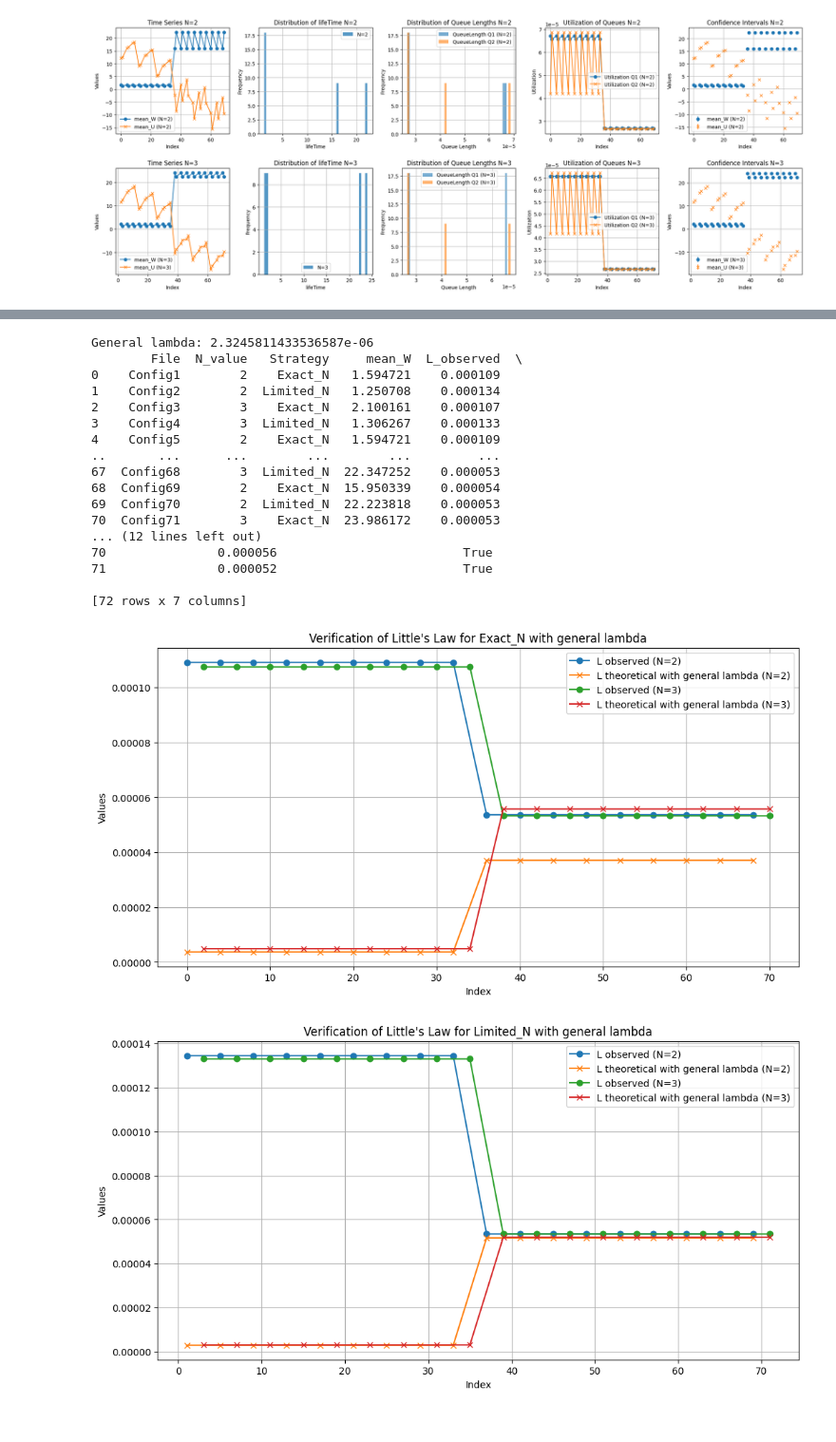
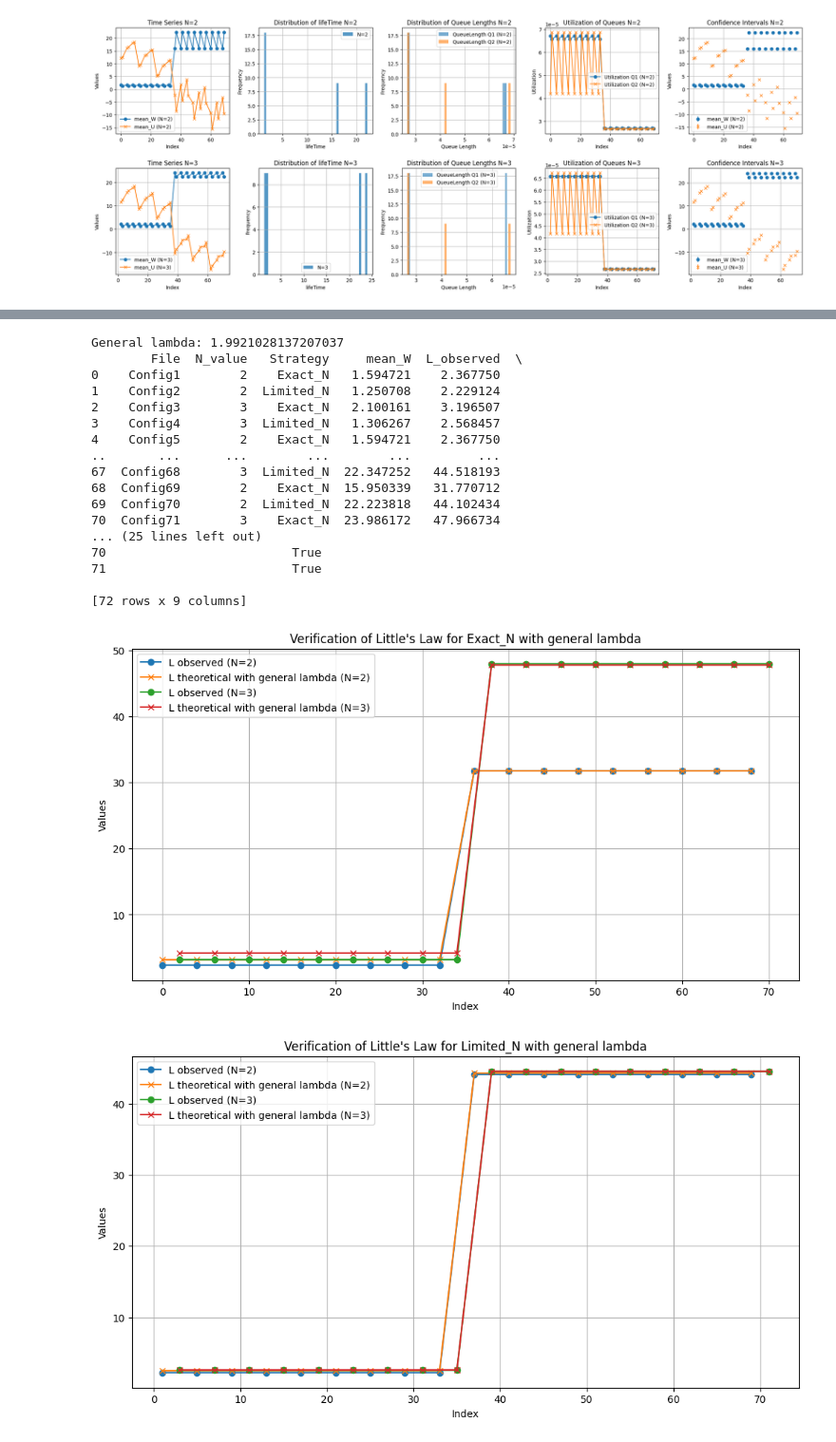
Before and after one commit to Stintipacchio/TandemQueueSystem_Simulation, a Jupyter notebook: src/Analysis/Convalidation.ipynb, the cells around one changed output, grey strips where cells are left out. Shown at 95% size. Drawn from its saved outputs; the diff is of its cells as text; code cells hidden in the pictures.

```diff
--- a/src/Analysis/Convalidation.ipynb
+++ b/src/Analysis/Convalidation.ipynb
@@ -482,13 +485,15 @@ results_df['Strategy'] = results_df['Description'].apply(lambda desc: 'Exact_N'
 # Estrai i valori di lambda dalla descrizione
 results_df['lambda'] = results_df['Description'].apply(extract_lambda)
 
-# Calcola le colonne L osservato e L teorico
-results_df['L_observed'] = results_df['mean_utilization_Q1'] + results_df['mean_utilization_Q2']
+# Calcola le colonne L osservato e L teorico usando le medie delle lunghezze delle code
+results_df['L_observed'] = results_df['mean_queueLength_Q1'] + results_df['mean_queueLength_Q2']
 results_df['L_theoretical'] = results_df['lambda'] * results_df['mean_W']
+results_df['L_difference'] = abs(results_df['L_observed'] - results_df['L_theoretical'])
+results_df['percentage_L_difference'] = (results_df['L_difference'] / results_df['L_observed']) * 100
 
 # Verifica del teorema di Little con tolleranza
-tolerance = 0.01
-results_df['little_verification'] = results_df.apply(lambda row: abs(row['L_observed'] - row['L_theoretical']) < tolerance, axis=1)
+tolerance = 1
+results_df['little_verification'] = results_df.apply(lambda row: row['percentage_L_difference'] < tolerance, axis=1)
 
 # Salva i risultati in un file CSV
 results_df.to_csv('LittleLaw_results.csv', index=False)
@@ -497,15 +502,17 @@ results_df.to_csv('LittleLaw_results.csv', index=False)
 print(results_df[['File', 'N_value', 'Strategy', 'lambda', 'mean_W', 'L_observed', 'L_theoretical', 'little_verification']])
 
 # Grafico per verificare il teorema di Little per ciascuna strategia
-for strategy in results_df['Strategy'].unique():
+for lambda_value in [1.25, 2]:
     plt.figure(figsize=(12, 6))
-    for n in [2, 3]:
-        subset = results_df[(results_df['N_value'] == n) & (results_df['Strategy'] == strategy)]
-        plt.plot(subset.index, subset['L_observed'], label=f'L observed (N={n})', marker='o')
-        plt.plot(subset.index, subset['L_theoretical'], label=f'L theoretical (N={n})', marker='x')
+    subset = results_df[results_df['lambda'] == lambda_value]
+    for strategy in subset['Strategy'].unique():
+        for n in [2, 3]:
+            subsubset = subset[(subset['N_value'] == n) & (subset['Strategy'] == strategy)]
+            plt.plot(subsubset.index, subsubset['L_observed'], label=f'L observed (lambda={lambda_value}, N={n})', marker='o')
+            plt.plot(subsubset.index, subsubset['L_theoretical'], label=f'L theoretical (lambda={lambda_value}, N={n})', marker='x')
     plt.xlabel('Index')
     plt.ylabel('Values')
-    plt.title(f'Verification of Little\'s Law for {strategy} with tolerance {tolerance}')
+    plt.title(f'Verification of Little\'s Law for lambda={lambda_value} with tolerance {tolerance}%')
     plt.legend()
     plt.grid(True)
     plt.show()
@@ -565,7 +572,7 @@ results_df['Strategy'] = results_df['Description'].apply(lambda desc: 'Exact_N'
 results_df['lambda'] = results_df['Description'].apply(extract_lambda)
 
 # Calcola la colonna L osservato
-results_df['L_observed'] = results_df['mean_utilization_Q1'] + results_df['mean_utilization_Q2']
+results_df['L_observed'] = results_df['mean_queueLength_Q1'] + results_df['mean_queueLength_Q2']
 
 # Array di mean_W e L_observed per tutte le simulazioni
 mean_W_all = results_df['mean_W'].values
@@ -576,49 +583,53 @@ result = minimize(general_objective_function, np.mean(results_df['lambda']), arg
 general_lambda = result.x[0]
 
 # Calcola L teorico con lambda generale
 results_df['L_theoretical_general'] = general_lambda * results_df['mean_W']
 
+# Calcola la differenza assoluta e percentuale tra L osservato e L teorico
+results_df['L_difference'] = abs(results_df['L_observed'] - results_df['L_theoretical_general'])
+results_df['percentage_L_difference'] = (results_df['L_difference'] / results_df['L_observed']) * 100
+
 # Verifica del teorema di Little con lambda generale
-tolerance = 0.01
-results_df['little_verification_general'] = results_df.apply(lambda row: abs(row['L_observed'] - row['L_theoretical_general']) < tolerance, axis=1)
+tolerance = 1
+results_df['little_verification_general'] = results_df.apply(lambda row: row['percentage_L_difference'] < tolerance, axis=1)
 
 # Salva i risultati in un file CSV
 results_df.to_csv('LittleLaw_general_lambda_results.csv', index=False)
 
 # Mostra i risultati per debug
 print(f"General lambda: {general_lambda}")
-print(results_df[['File', 'N_value', 'Strategy', 'mean_W', 'L_observed', 'L_theoretical_general', 'little_verification_general']])
+print(results_df[['File', 'N_value', 'Strategy', 'mean_W', 'L_observed', 'L_theoretical_general', 'L_difference', 'percentage_L_difference', 'little_verification_general']])
 
 # Grafico per verificare il teorema di Little per ciascuna strategia con lambda generale
 for strategy in results_df['Strategy'].unique():
     plt.figure(figsize=(12, 6))
     for n in [2, 3]:
         subset = results_df[(results_df['N_value'] == n) & (results_df['Strategy'] == strategy)]
         plt.plot(subset.index, subset['L_observed'], label=f'L observed (N={n})', marker='o')
         plt.plot(subset.index, subset['L_theoretical_general'], label=f'L theoretical with general lambda (N={n})', marker='x')
     plt.xlabel('Index')
     plt.ylabel('Values')
     plt.title(f'Verification of Little\'s Law for {strategy} with general lambda')
     plt.legend()
     plt.grid(True)
     plt.show()
 # %% [output]
-General lambda: 2.3245811433536587e-06
+General lambda: 1.9921028137207037
         File  N_value   Strategy     mean_W  L_observed  \
-0    Config1        2    Exact_N   1.594721    0.000109
-1    Config2        2  Limited_N   1.250708    0.000134
-2    Config3        3    Exact_N   2.100161    0.000107
-3    Config4        3  Limited_N   1.306267    0.000133
-4    Config5        2    Exact_N   1.594721    0.000109
+0    Config1        2    Exact_N   1.594721    2.367750
+1    Config2        2  Limited_N   1.250708    2.229124
+2    Config3        3    Exact_N   2.100161    3.196507
+3    Config4        3  Limited_N   1.306267    2.568457
+4    Config5        2    Exact_N   1.594721    2.367750
 ..       ...      ...        ...        ...         ...
-67  Config68        3  Limited_N  22.347252    0.000053
-68  Config69        2    Exact_N  15.950339    0.000054
-69  Config70        2  Limited_N  22.223818    0.000053
-70  Config71        3    Exact_N  23.986172    0.000053
-... (12 lines left out)
-70               0.000056                         True
-71               0.000052                         True
+67  Config68        3  Limited_N  22.347252   44.518193
+68  Config69        2    Exact_N  15.950339   31.770712
+69  Config70        2  Limited_N  22.223818   44.102434
+70  Config71        3    Exact_N  23.986172   47.966734
+... (25 lines left out)
+70                         True
+71                         True
 
-[72 rows x 7 columns]
+[72 rows x 9 columns]
-[figure, old version]
+[figure, new version]
-[figure, old version]
+[figure, new version]
```
Also changed, not shown: parts of 3 cells of this notebook, 4 other files.
